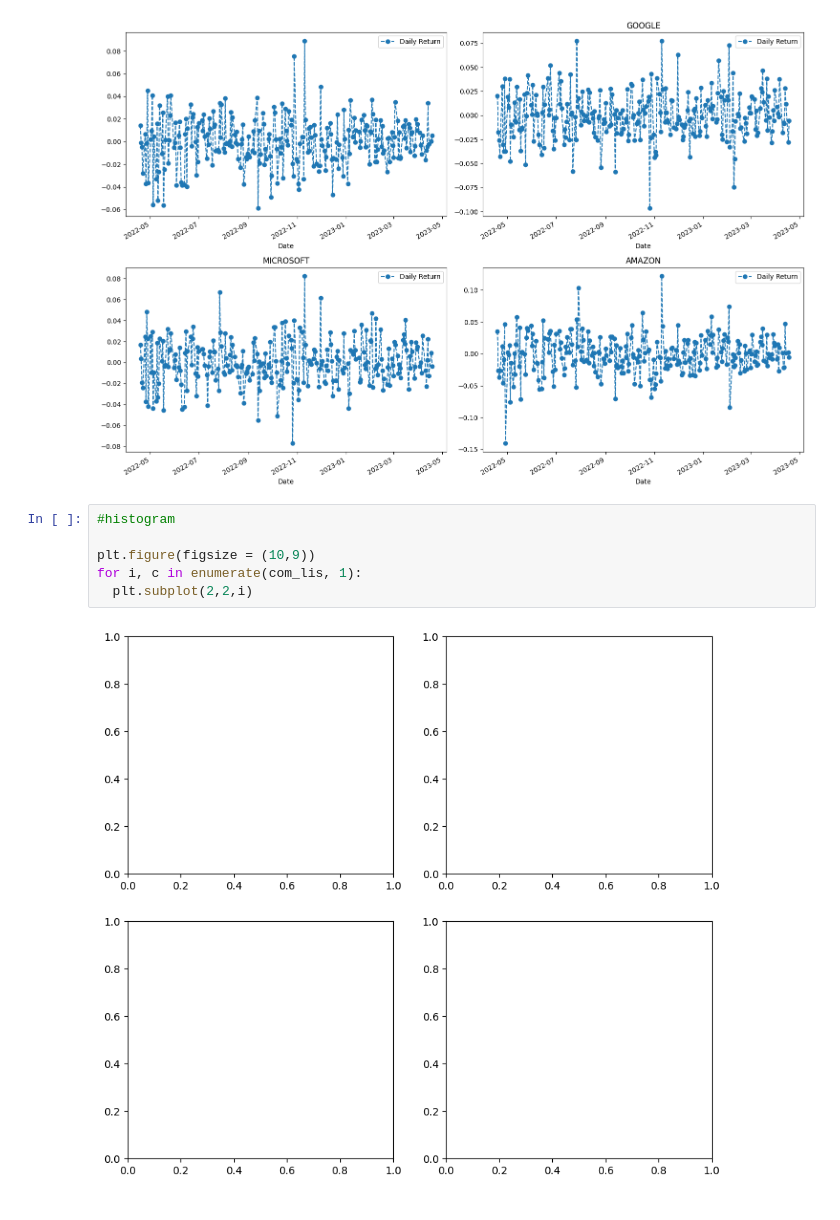
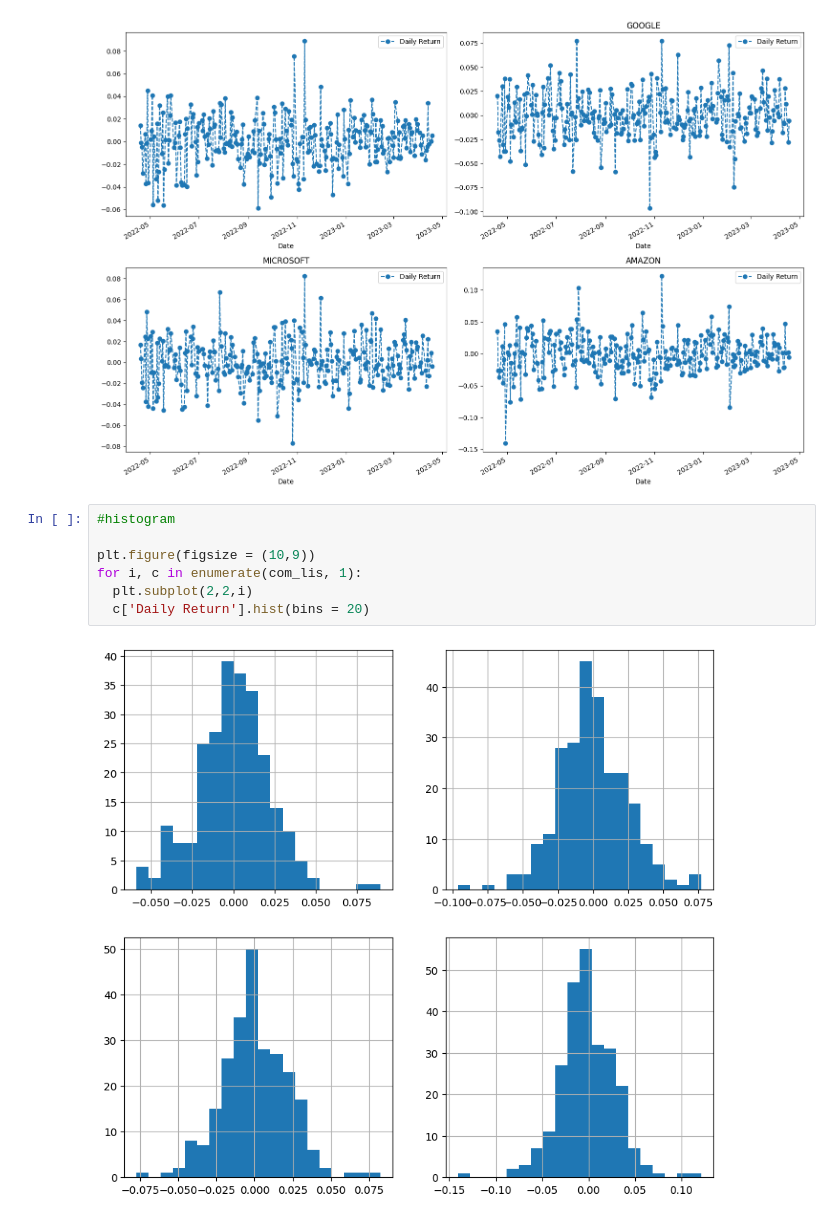
Before and after one commit to earo12/Stock-Market-Analysis, a Jupyter notebook: Stock_Market_Analysis.ipynb, the cells around one changed output. Drawn from its saved outputs; the diff is of its cells as text.

Commit message:
Plots of histograms done

```diff
--- a/Stock_Market_Analysis.ipynb
+++ b/Stock_Market_Analysis.ipynb
@@ -155,8 +155,9 @@ fig.tight_layout()
 # %%
 #histogram
 
 plt.figure(figsize = (10,9))
 for i, c in enumerate(com_lis, 1):
   plt.subplot(2,2,i)
+  c['Daily Return'].hist(bins = 20)
 # %% [output]
-[figure, old version]
+[figure, new version]
```
